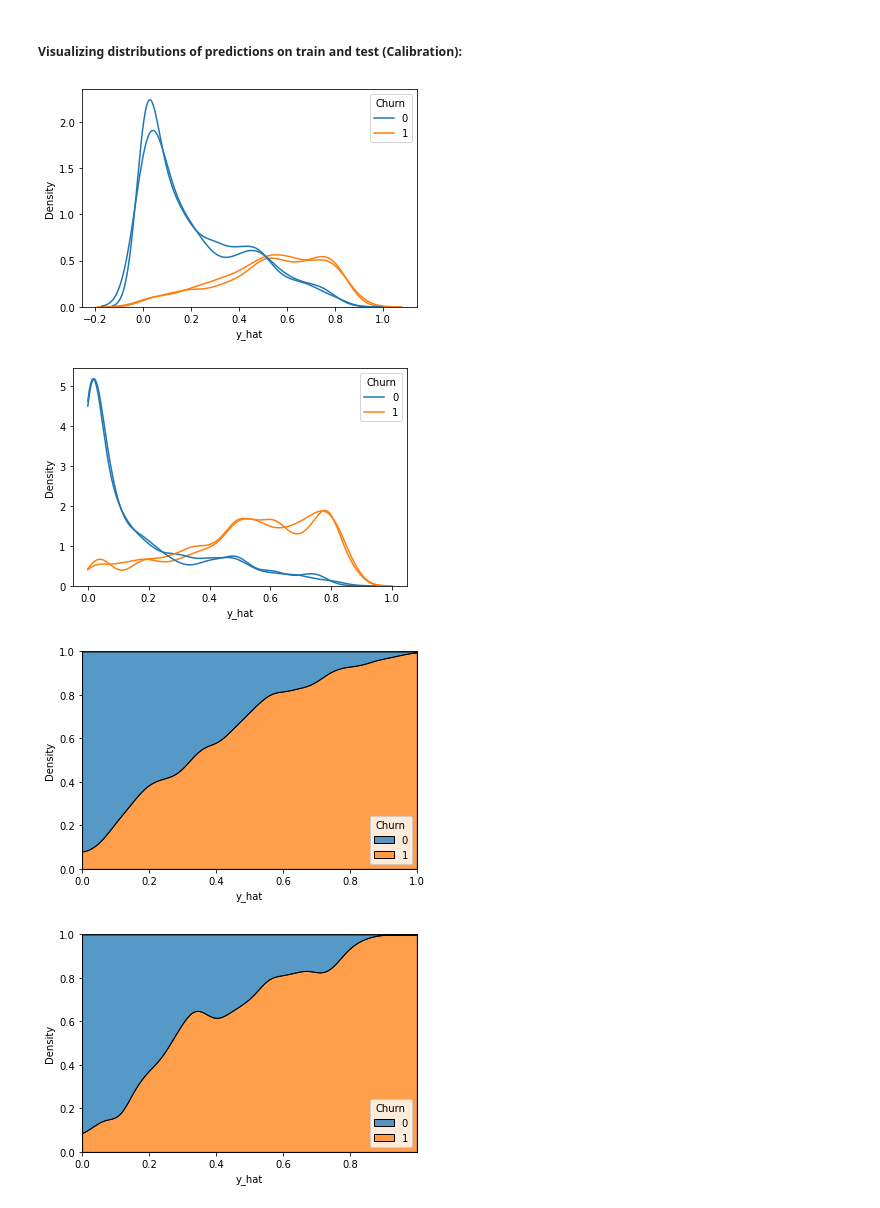
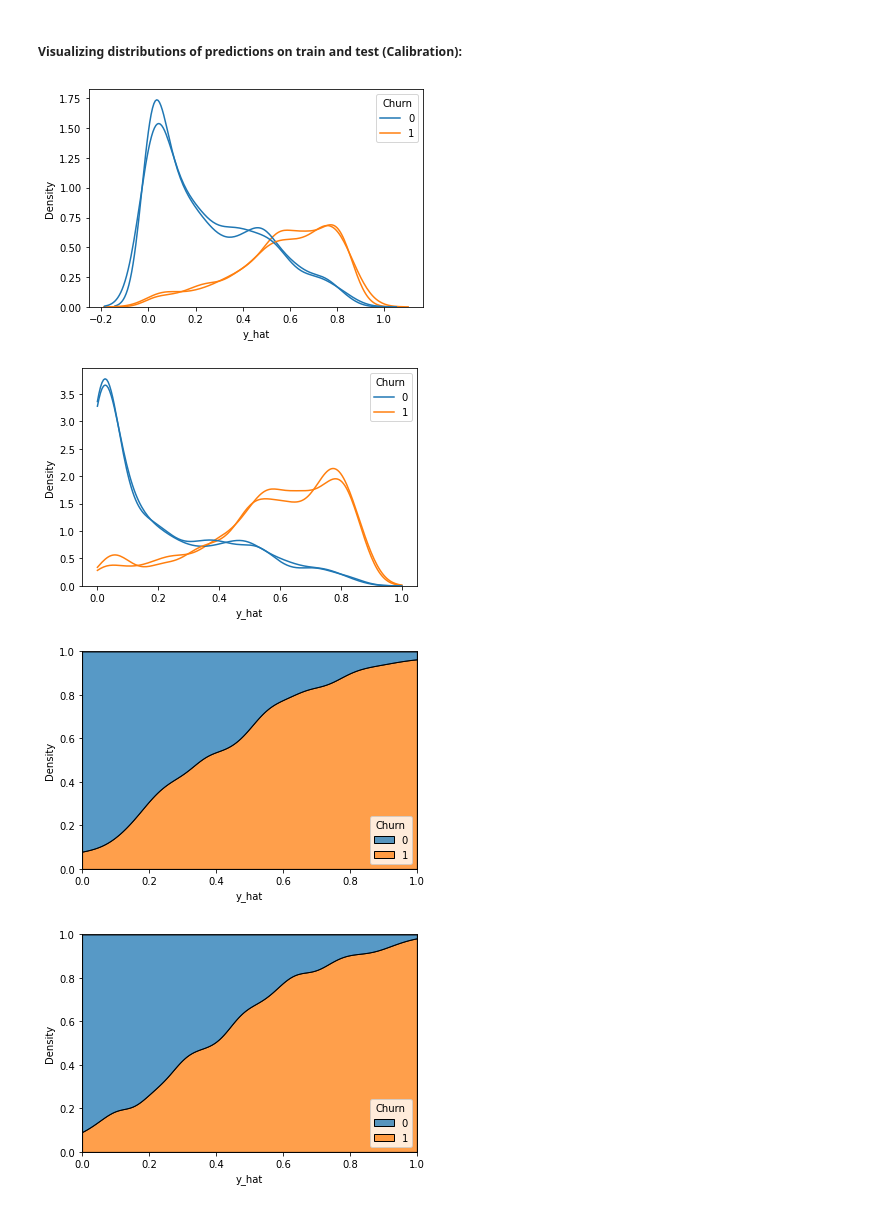
Before and after one commit to manugaco/use_cases, a Jupyter notebook: Customers_Churn_Prediction/Supervised_SL_Churn_prediction.ipynb, the cells around one changed output. Saved outputs shown, nothing was run; the diff lists cells and outputs as text; code cells hidden in the pictures.

```diff
--- a/Customers_Churn_Prediction/Supervised_SL_Churn_prediction.ipynb
+++ b/Customers_Churn_Prediction/Supervised_SL_Churn_prediction.ipynb
@@ -809,7 +809,7 @@ df_feat_clean.head()
 X = df_feat_clean
 y = df['Churn']
 
-y, X = balance_data(X, y, (True, 0.45), (False, 0.9), balan = True)
+y, X = balance_data(X, y, (True, 0.55), (False, 0.9), balan = True)
 # %%
 y.value_counts().reset_index().apply(lambda x:x/x.sum())
 # %% [output]
@@ -889,39 +889,39 @@ sns.kdeplot(data=df_train_preds, x='y_hat', hue='Churn')
 sns.kdeplot(data=df_test_preds, x='y_hat', hue='Churn')
 plt.show()
 # %% [output]
-[figure, old version]
+[figure, new version]
 # %%
-below0 = norm.cdf(x=0,loc=df_train_preds['y_hat'],scale=0.15)
-above1 = 1- norm.cdf(x=1,loc=df_train_preds['y_hat'],scale=0.15)
-df_train_preds['edgeweight'] = 1/ (1 - below0 - above1)
-below0 = norm.cdf(x=0,loc=df_test_preds['y_hat'],scale=0.15)
-above1 = 1- norm.cdf(x=1,loc=df_test_preds['y_hat'],scale=0.15)
-df_test_preds['edgeweight'] = 1/ (1 - below0 - above1)
+below = norm.cdf(x = 0, loc = df_train_preds['y_hat'], scale = 0.10)
+above = 1- norm.cdf(x = 1, loc = df_train_preds['y_hat'], scale = 0.10)
+df_train_preds['edgeweight'] = 1 / (1 - below - above)
+below = norm.cdf(x = 0, loc = df_test_preds['y_hat'], scale = 0.10)
+above = 1- norm.cdf(x = 1, loc = df_test_preds['y_hat'], scale = 0.10)
+df_test_preds['edgeweight'] = 1 / (1 - below - above)
 # %%
-sns.kdeplot(data=df_train_preds, x="y_hat", hue="Churn",
-            common_norm=False, bw_method=0.15,
-            clip=(0,1), weights='edgeweight')
-sns.kdeplot(data=df_test_preds, x="y_hat", hue="Churn",
-            common_norm=False, bw_method=0.15,
-            clip=(0,1), weights='edgeweight')
+sns.kdeplot(data=df_train_preds, x = "y_hat", hue = "Churn",
+            common_norm = False, bw_method = 0.2,
+            clip = (0,1), weights = 'edgeweight')
+sns.kdeplot(data=df_test_preds, x="y_hat", hue = "Churn",
+            common_norm = False, bw_method = 0.2,
+            clip = (0,1), weights = 'edgeweight')
 plt.show()
 # %% [output]
-[figure, old version]
+[figure, new version]
 # %%
-cum_plot = sns.kdeplot(data=df_train_preds, x="y_hat", hue="Churn",
-                common_norm=False, bw_method=0.15,
-                clip=(0,1), weights='edgeweight',
-                multiple="fill", legend=True)
+cum_plot = sns.kdeplot(data = df_train_preds, x = "y_hat", hue = "Churn",
+                common_norm = False, bw_method = 0.2,
+                clip = (0,1), weights = 'edgeweight',
+                multiple = "fill", legend = True)
 cum_plot.legend_._set_loc(4)
 plt.show()
 # %% [output]
-[figure, old version]
+[figure, new version]
 # %%
-cum_plot = sns.kdeplot(data=df_test_preds, x="y_hat", hue="Churn",
-                common_norm=False, bw_method=0.15,
-                clip=(0,1), weights='edgeweight',
-                multiple="fill", legend=True)
+cum_plot = sns.kdeplot(data = df_test_preds, x = "y_hat", hue = "Churn",
+                common_norm = False, bw_method = 0.2,
+                clip = (0,1), weights = 'edgeweight',
+                multiple = "fill", legend = True)
 cum_plot.legend_._set_loc(4)
 plt.show()
 # %% [output]
-[figure, old version]
+[figure, new version]
```
Also changed, not shown: parts of 6 cells of this notebook.
